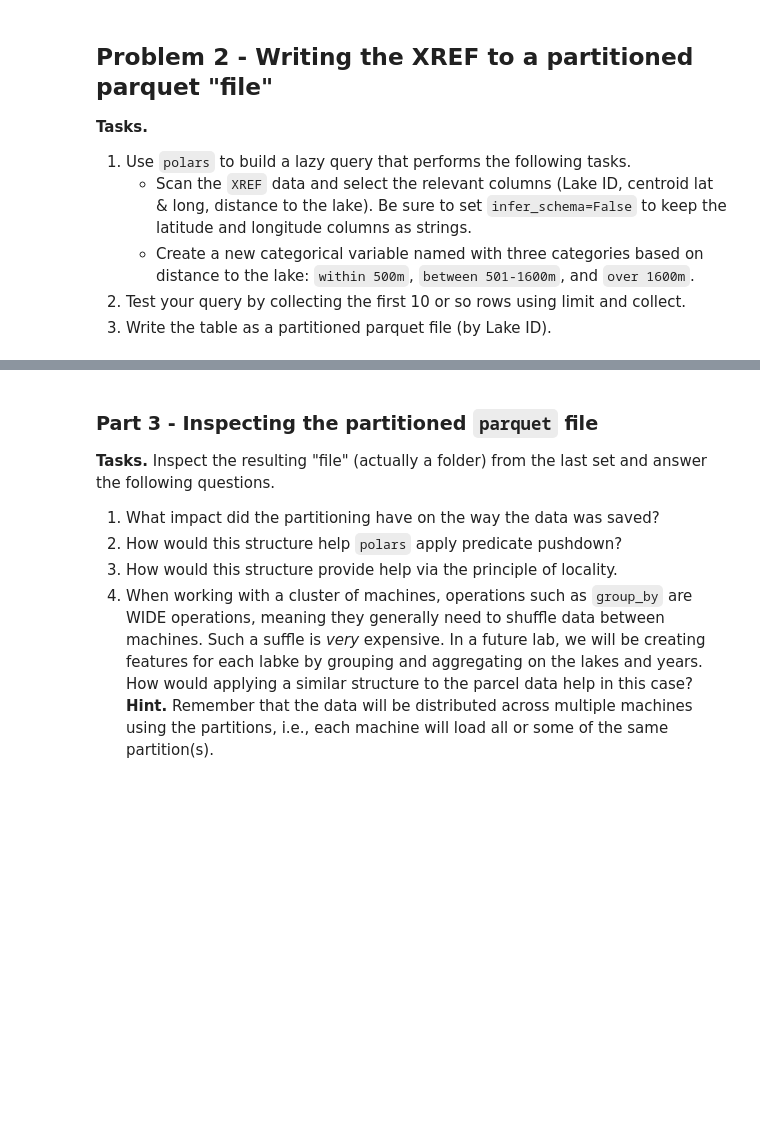
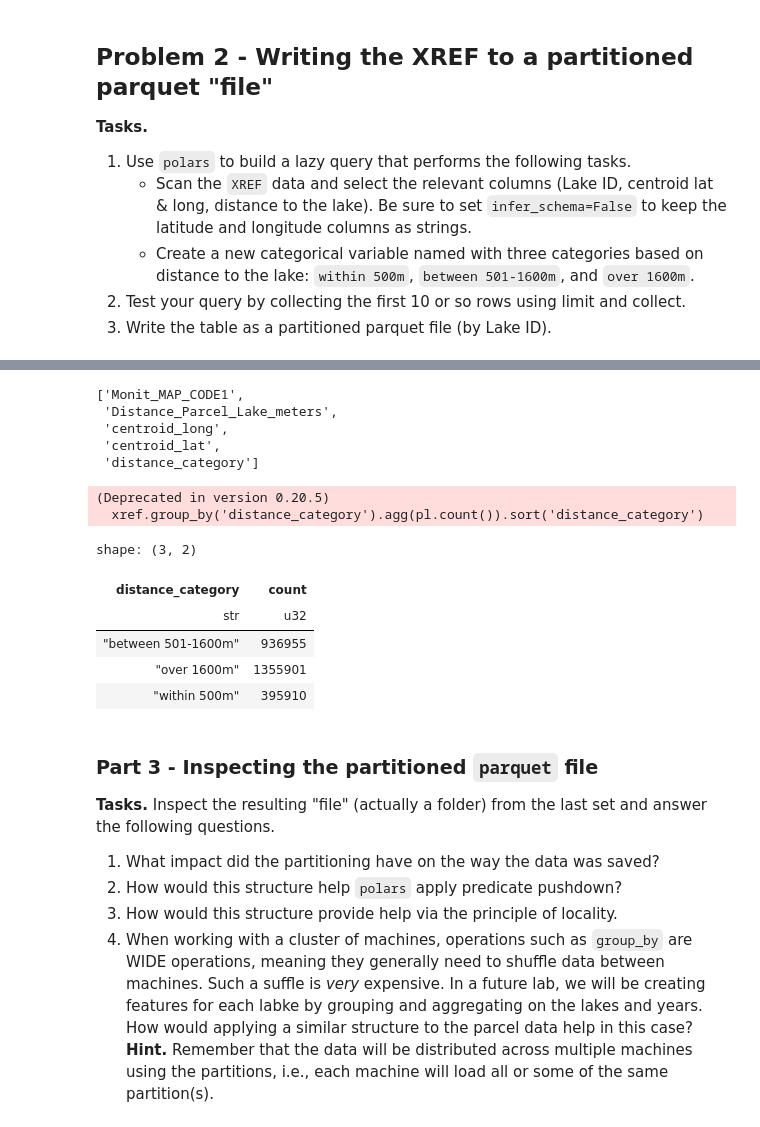
Before and after one commit to garettprestholdt/326_Final, a Jupyter notebook: Project_2_Lab_3_Creating_partitioned_parquet_files_V2.ipynb, the cells around one changed output, grey strips where cells are left out. Saved outputs shown, nothing was run; the diff lists cells and outputs as text; code cells hidden in the pictures; blank space fills up the shorter version.

```diff
--- a/Project_2_Lab_3_Creating_partitioned_parquet_files_V2.ipynb
+++ b/Project_2_Lab_3_Creating_partitioned_parquet_files_V2.ipynb
@@ -46,0 +105,20 @@ import polars as pl
+# %%
+xref.columns
+# %% [output]
+['Monit_MAP_CODE1',
+ 'Distance_Parcel_Lake_meters',
+ 'centroid_long',
+ 'centroid_lat',
+ 'distance_category']
+# %%
+# for this to work, need to comment out .limit() in xref pipe
+xref.group_by('distance_category').agg(pl.count()).sort('distance_category')
+# %% [output]
+(Deprecated in version 0.20.5)
+  xref.group_by('distance_category').agg(pl.count()).sort('distance_category')
+shape: (3, 2)
+| distance_category | count |
+| str | u32 |
+| "between 501-1600m" | 936955 |
+| "over 1600m" | 1355901 |
+| "within 500m" | 395910 |
```
Also changed, not shown: parts of 3 cells of this notebook.
